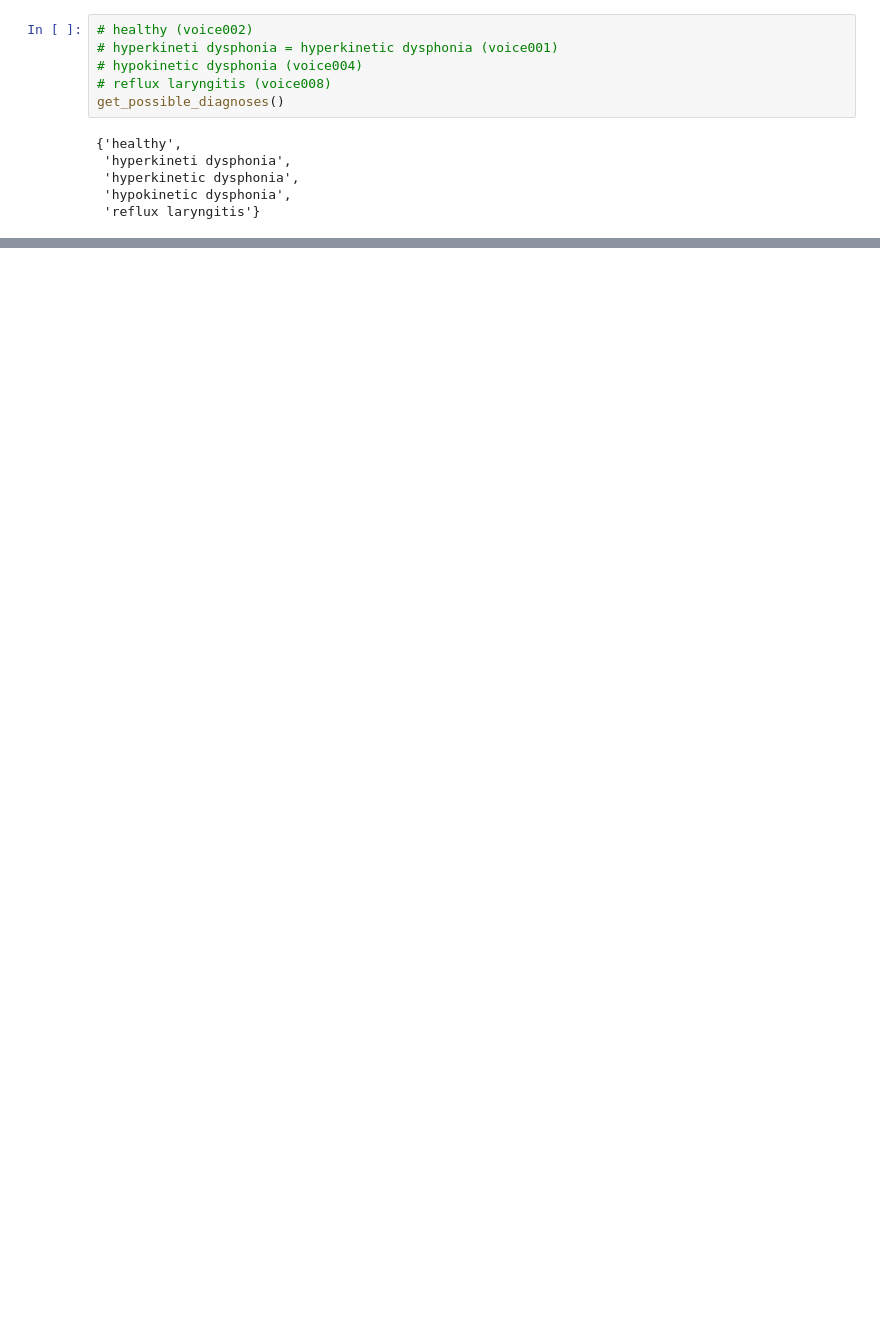
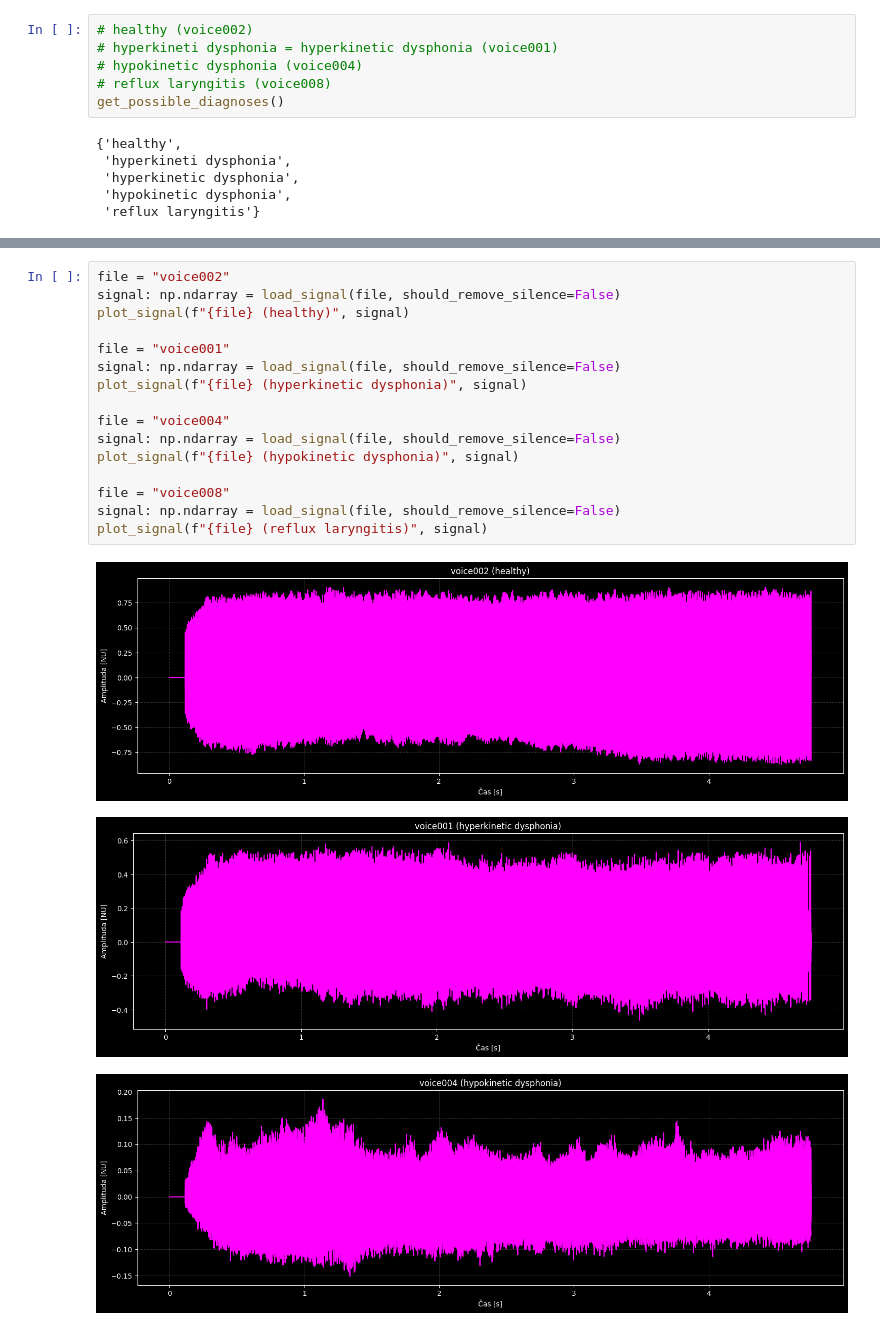
Before and after one commit to ondrejsvorc/UJEP, a Jupyter notebook: PZS/seminar_work_2/main.ipynb, the cells around one changed output, grey strips where cells are left out. Drawn from its saved outputs; the diff is of its cells as text; blank space fills up the shorter version.

```diff
--- a/PZS/seminar_work_2/main.ipynb
+++ b/PZS/seminar_work_2/main.ipynb
@@ -274,0 +426,20 @@ record_info(load_record("voice001"))
+# %%
+file = "voice002"
+signal: np.ndarray = load_signal(file, should_remove_silence=False)
+plot_signal(f"{file} (healthy)", signal)
+
+file = "voice001"
+signal: np.ndarray = load_signal(file, should_remove_silence=False)
+plot_signal(f"{file} (hyperkinetic dysphonia)", signal)
+
+file = "voice004"
+signal: np.ndarray = load_signal(file, should_remove_silence=False)
+plot_signal(f"{file} (hypokinetic dysphonia)", signal)
+
+file = "voice008"
+signal: np.ndarray = load_signal(file, should_remove_silence=False)
+plot_signal(f"{file} (reflux laryngitis)", signal)
+# %% [output]
+[figure, added]
+[figure, added]
+[figure, added]
```
Also changed, not shown: parts of 8 cells of this notebook, 1 other file.
